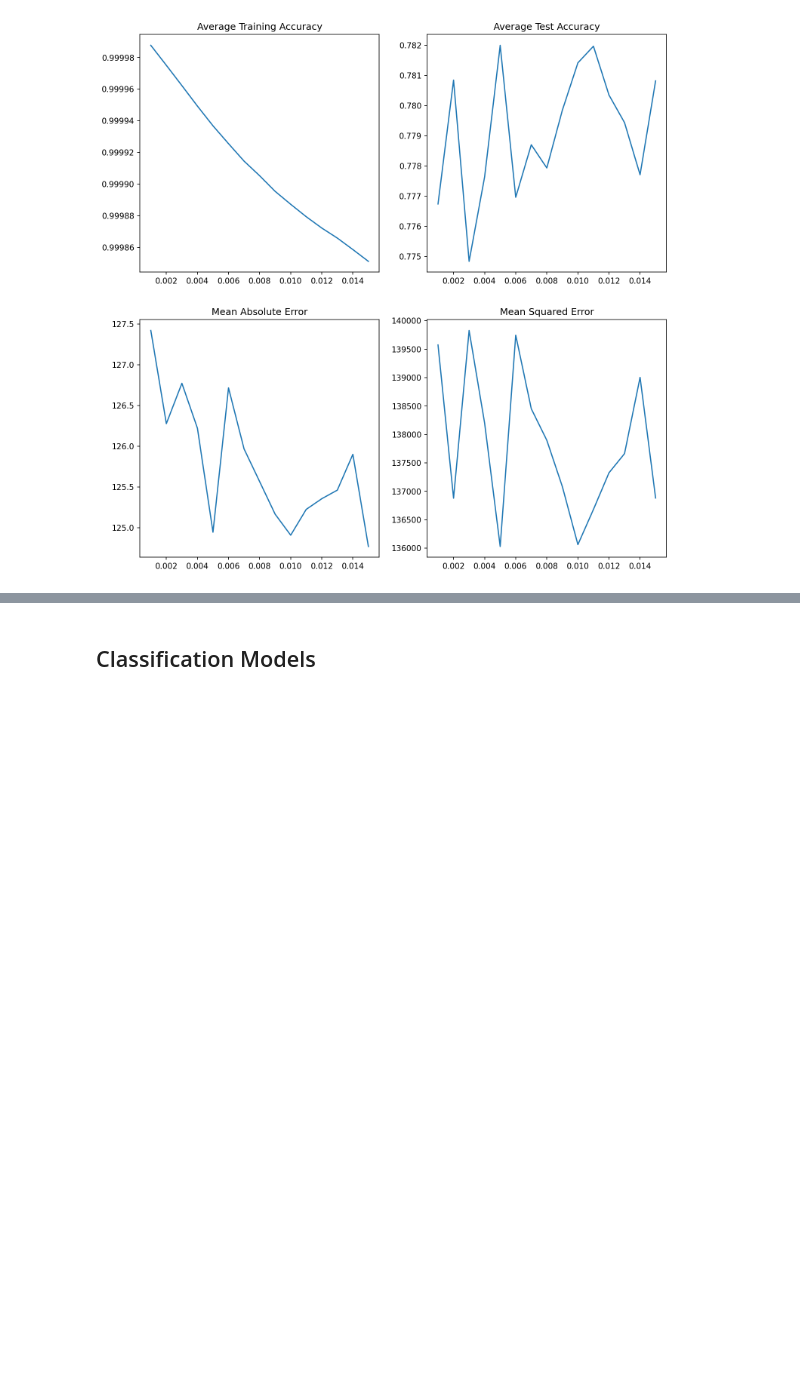
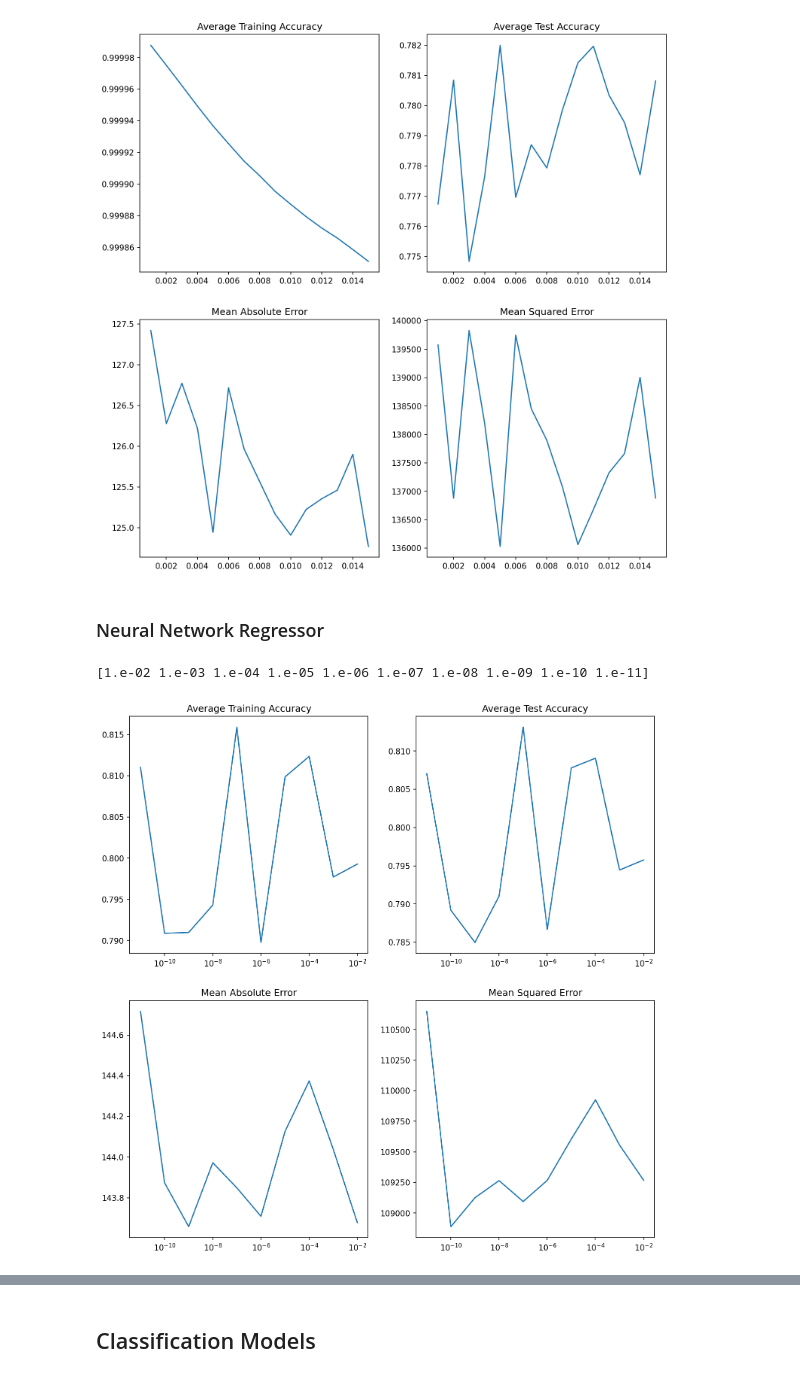
Before and after one commit to banhatas/CS270_MTG, a Jupyter notebook: graph_generator.ipynb, the cells around one changed output, grey strips where cells are left out. Saved outputs shown, nothing was run; the diff lists cells and outputs as text; code cells hidden in the pictures; blank space fills up the shorter version.

Commit message:
Generated MLP graphs

```diff
--- a/graph_generator.ipynb
+++ b/graph_generator.ipynb
@@ -98,3 +98,39 @@ plt.savefig('images/dtr_pru.png')
 plt.show()
 # %% [output]
 [figure]
+# %% [markdown]
+### Neural Network Regressor
+# %%
+# alpha
+mlp_alp_df = pd.read_csv('data/MTGMLPRegressionRegularization.csv')
+mlp_alp_x = mlp_alp_df['Alpha'].to_numpy()
+print(mlp_alp_x)
+mlp_alp_y1 = mlp_alp_df['Average Training Accuracy'].to_numpy()
+mlp_alp_y2 = mlp_alp_df['Average Test Accuracy'].to_numpy()
+mlp_alp_y3 = mlp_alp_df['Mean Absolute Error'].to_numpy()
+mlp_alp_y4 = mlp_alp_df['Mean Squared Error'].to_numpy()
+
+figure, axis = plt.subplots(2, 2, figsize=(12, 12))
+figure.dpi = 150
+
+axis[0, 0].plot(mlp_alp_x, mlp_alp_y1)
+axis[0, 0].set_title('Average Training Accuracy')
+axis[0, 0].set_xscale('log')
+
+axis[0, 1].plot(mlp_alp_x, mlp_alp_y2)
+axis[0, 1].set_title('Average Test Accuracy')
+axis[0, 1].set_xscale('log')
+
+axis[1, 0].plot(mlp_alp_x, mlp_alp_y3)
+axis[1, 0].set_title('Mean Absolute Error')
+axis[1, 0].set_xscale('log')
+
+axis[1, 1].plot(mlp_alp_x, mlp_alp_y4)
+axis[1, 1].set_title('Mean Squared Error')
+axis[1, 1].set_xscale('log')
+
+plt.savefig('images/mlp_alp.png')
+plt.show()
+# %% [output]
+[1.e-02 1.e-03 1.e-04 1.e-05 1.e-06 1.e-07 1.e-08 1.e-09 1.e-10 1.e-11]
+[figure, added]
```
Also changed, not shown: parts of 2 cells of this notebook, 3 other files.
